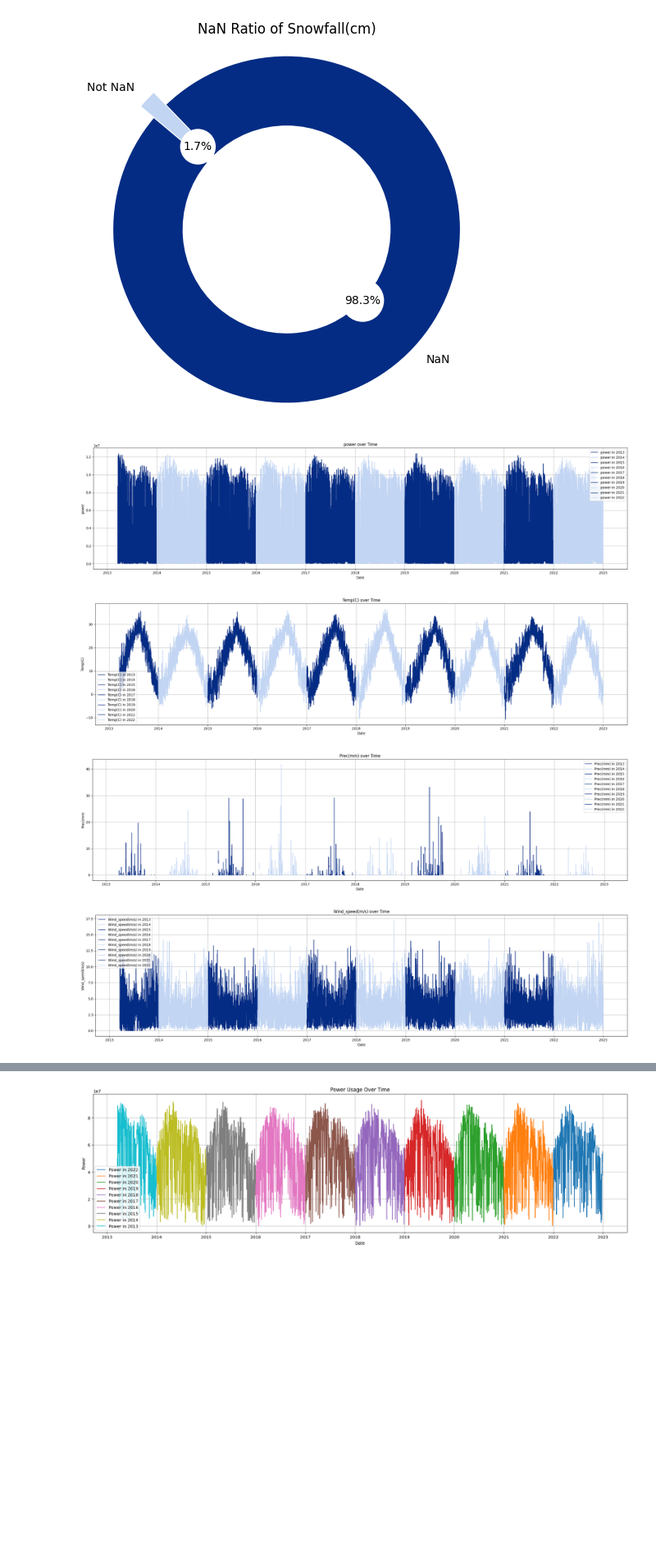
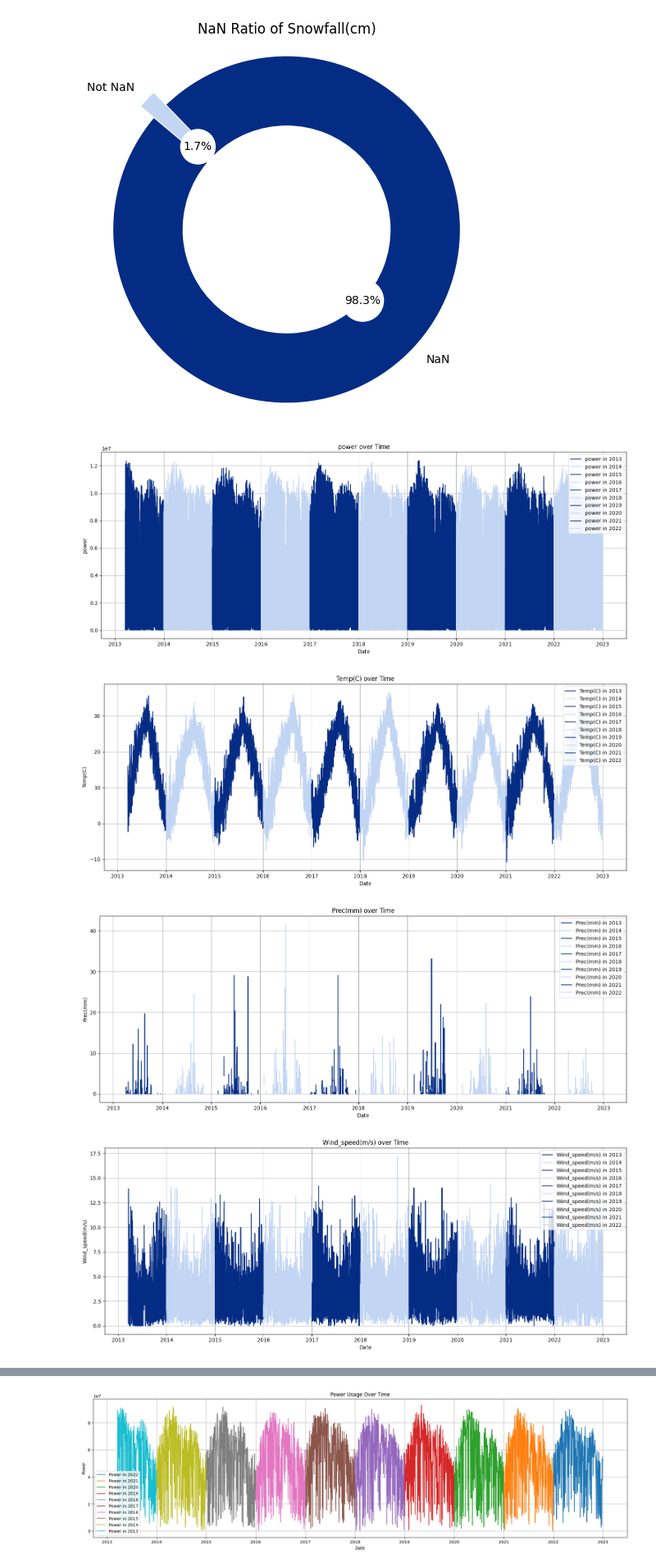
Before and after one commit to yelim421/SolarPower, a Jupyter notebook: 기상학회/ppt.ipynb, the cells around one changed output, grey strips where cells are left out. Shown at 82% size. Drawn from its saved outputs; the diff is of its cells as text; code cells hidden in the pictures; blank space fills up the shorter version.

```diff
--- a/기상학회/ppt.ipynb
+++ b/기상학회/ppt.ipynb
@@ -90,31 +90,31 @@ for column in columns_to_plot:
 # %%
 import matplotlib.pyplot as plt
 
 
 # 데이터프레임을 date 칼럼으로 정렬
 all_data = all_data.sort_values(by='date')
 
 columns_to_plot = ['power', 'Temp(C)', 'Prec(mm)', 'Wind_speed(m/s)',
        'Dew_Point(C)', 'sunshine(hr)', 'Solar_Radiation(MJ/m2)',
        'Snowfall(cm)', 'Cloud_Cover(1/10)']
 
 colors = ['#042c84', '#c2d5f3']
 years = sorted(all_data['year'].unique())
 
 for column in columns_to_plot:
-    plt.figure(figsize=(23, 6))
+    plt.figure(figsize=(15, 6))
     for idx, year in enumerate(years):
         yearly_data = all_data[all_data['year'] == year]
         plt.plot(yearly_data['date'], yearly_data[column], label=f"{column} in {year}", color=colors[idx % 2])
     plt.title(f'{column} over Time')
     plt.xlabel('Date')
     plt.ylabel(column)
-    plt.legend()
+    plt.legend(loc='upper right')
     plt.grid(True)
     plt.tight_layout()
     plt.show()
 # %% [output]
-[figure, old version]
+[figure, new version]
-[figure, old version]
+[figure, new version]
-[figure, old version]
+[figure, new version]
-[figure, old version]
+[figure, new version]
```
Also changed, not shown: parts of 1 cell of this notebook, 10 other files.
